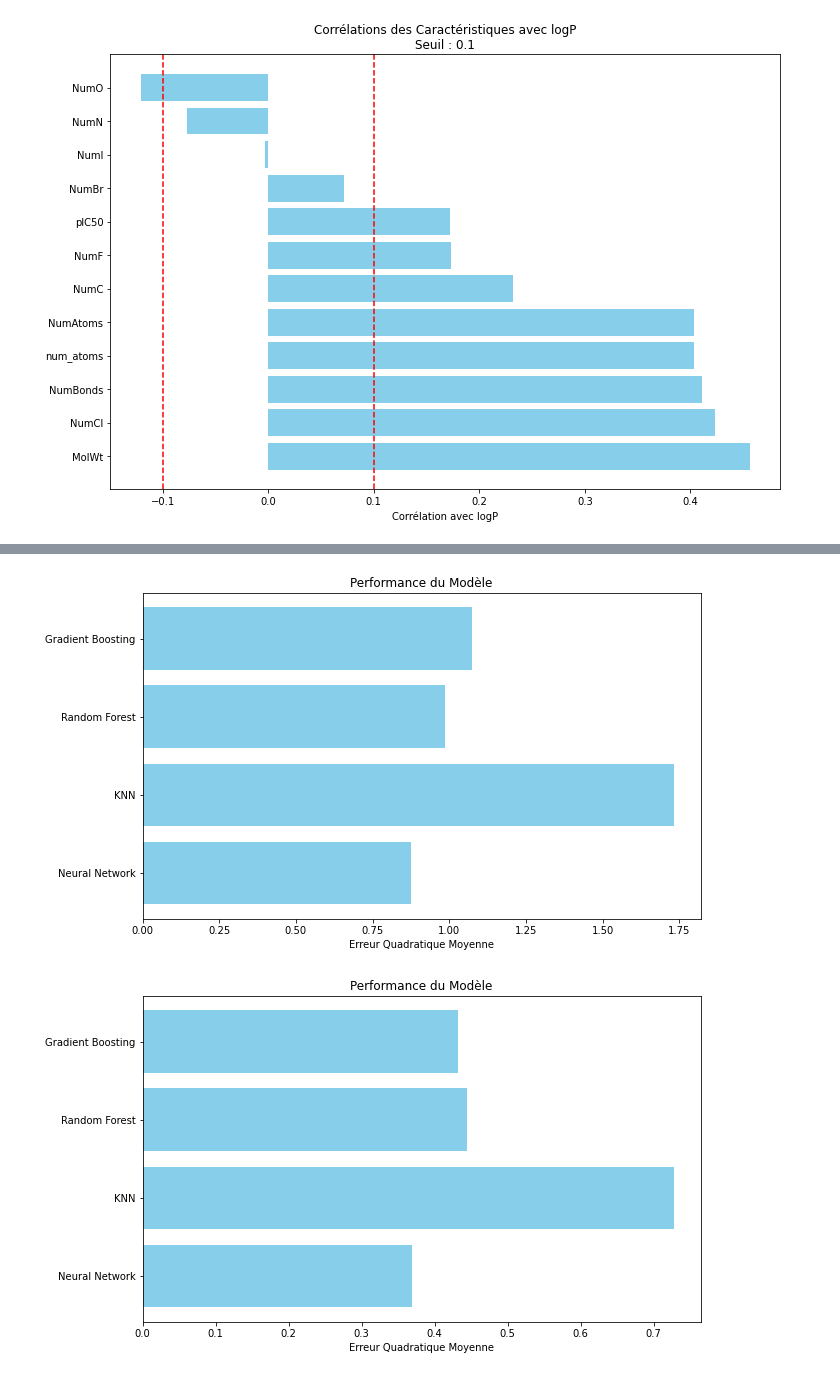
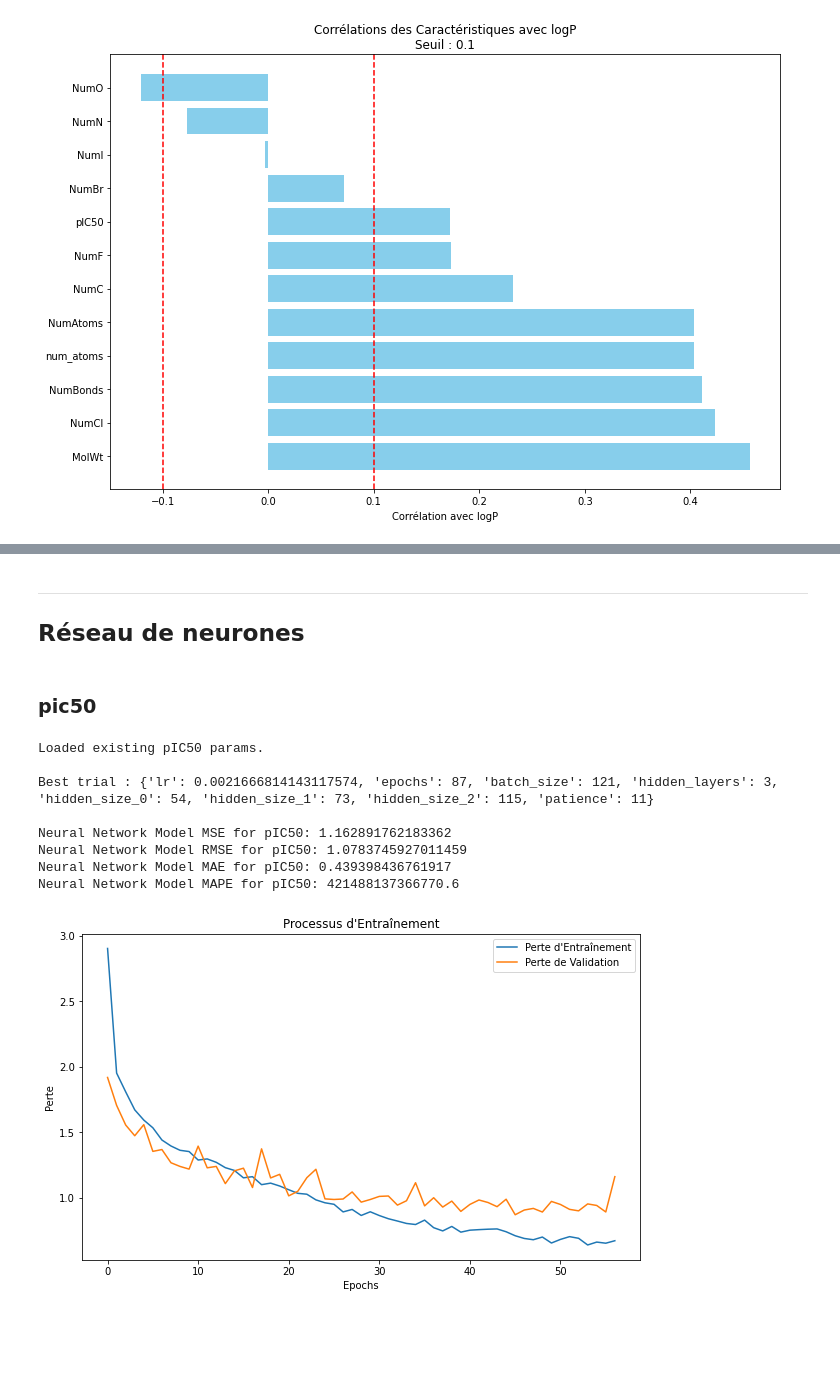
Before and after one commit to Nathan-Vanson/mpp, a Jupyter notebook: results.ipynb, the cells around one changed output, grey strips where cells are left out. Cells and saved outputs as stored; diff of their text form; code cells hidden in the pictures; blank space fills up the shorter version.

```diff
--- a/results.ipynb
+++ b/results.ipynb
@@ -413,10 +90,55 @@ results_logP = {
-# %%
-# Results visualization for pIC50
-plot_results(results_pic50)
-# %% [output]
-[figure, removed]
-# %%
-# Results visualization for logP
-plot_results(results_logP)
-# %% [output]
-[figure, removed]
+# %% [markdown]
+---
+## Réseau de neurones
+# %% [markdown]
+### pic50
+# %%
+# Hyperparameter tuning for Neural Network (pIC50)
+if model_exists('params/nn_best_params_pic50.pkl'):
+    print("Loaded existing pIC50 params.\n")
+    loaded_best_params_pic50 = joblib.load('params/nn_best_params_pic50.pkl')
+    print(f"Best trial : {loaded_best_params_pic50}")
+    nn_model_pic50 = NeuralNetworkModel(
+        input_size=X_train.shape[1],
+        hidden_sizes=[loaded_best_params_pic50[f"hidden_size_{i}"] for i in range(loaded_best_params_pic50["hidden_layers"])],
+        lr=loaded_best_params_pic50["lr"],
+        epochs=loaded_best_params_pic50["epochs"],
+        batch_size=loaded_best_params_pic50["batch_size"],
+        patience=loaded_best_params_pic50["patience"]
+    )
+    training_loss_pic50, validation_loss_pic50 = nn_model_pic50.train(X_train, y_train_pic50, X_test, y_test_pic50)
+    nn_mse_pIC50, nn_rmse_pIC50, nn_mae_pIC50, nn_mape_pIC50 = nn_model_pic50.evaluate(X_test, y_test_pic50)
+    print(f"Neural Network Model MSE for pIC50: {nn_mse_pIC50}")
+    print(f"Neural Network Model RMSE for pIC50: {nn_rmse_pIC50}")
+    print(f"Neural Network Model MAE for pIC50: {nn_mae_pIC50}")
+    print(f"Neural Network Model MAPE for pIC50: {nn_mape_pIC50}")
+    plot_training_process(training_loss_pic50, validation_loss_pic50, output_path="training_process_pic50.png")
+else:
+    tuner_pic50 = HyperparameterTuning(X_train, y_train_pic50, "Neural Network")
+    best_params_pic50 = tuner_pic50.tune(n_trials=50)
+    joblib.dump(best_params_pic50, 'params/nn_best_params_pic50.pkl')
+    nn_model_pic50 = NeuralNetworkModel(
+        input_size=X_train.shape[1],
+        hidden_sizes=[best_params_pic50[f"hidden_size_{i}"] for i in range(best_params_pic50["hidden_layers"])],
+        lr=best_params_pic50["lr"],
+        epochs=best_params_pic50["epochs"],
+        batch_size=best_params_pic50["batch_size"],
+        patience=best_params_pic50["patience"]
+    )
+    training_loss_pic50, validation_loss_pic50 = nn_model_pic50.train(X_train, y_train_pic50, X_test, y_test_pic50)
+    nn_mse_pIC50, nn_rmse_pIC50, nn_mae_pIC50, nn_mape_pIC50 = nn_model_pic50.evaluate(X_test, y_test_pic50)
+    print(f"Neural Network Model MSE for pIC50: {nn_mse_pIC50}")
+    print(f"Neural Network Model RMSE for pIC50: {nn_rmse_pIC50}")
+    print(f"Neural Network Model MAE for pIC50: {nn_mae_pIC50}")
+    print(f"Neural Network Model MAPE for pIC50: {nn_mape_pIC50}")
+    plot_training_process(training_loss_pic50, validation_loss_pic50, output_path="training_process_pic50.png")
+# %% [output]
+Loaded existing pIC50 params.
+
+Best trial : {'lr': 0.0021666814143117574, 'epochs': 87, 'batch_size': 121, 'hidden_layers': 3, 'hidden_size_0': 54, 'hidden_size_1': 73, 'hidden_size_2': 115, 'patience': 11}
+
+Neural Network Model MSE for pIC50: 1.162891762183362
+Neural Network Model RMSE for pIC50: 1.0783745927011459
+Neural Network Model MAE for pIC50: 0.439398436761917
+Neural Network Model MAPE for pIC50: 421488137366770.6
+[figure, added]
```
Also changed, not shown: parts of 47 cells of this notebook, 5 other files.
